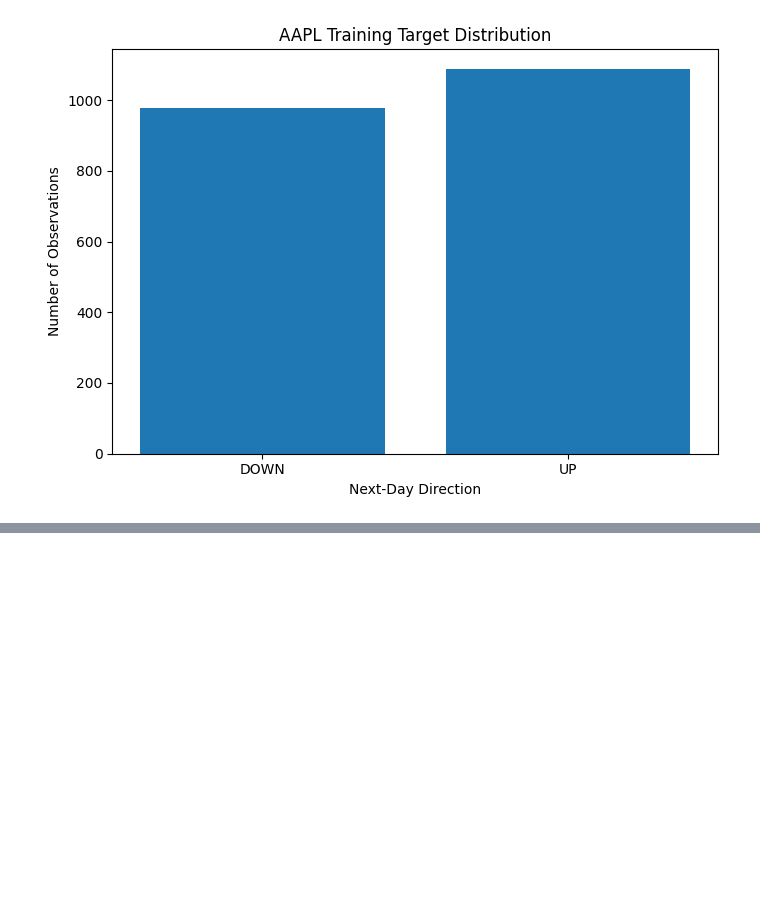
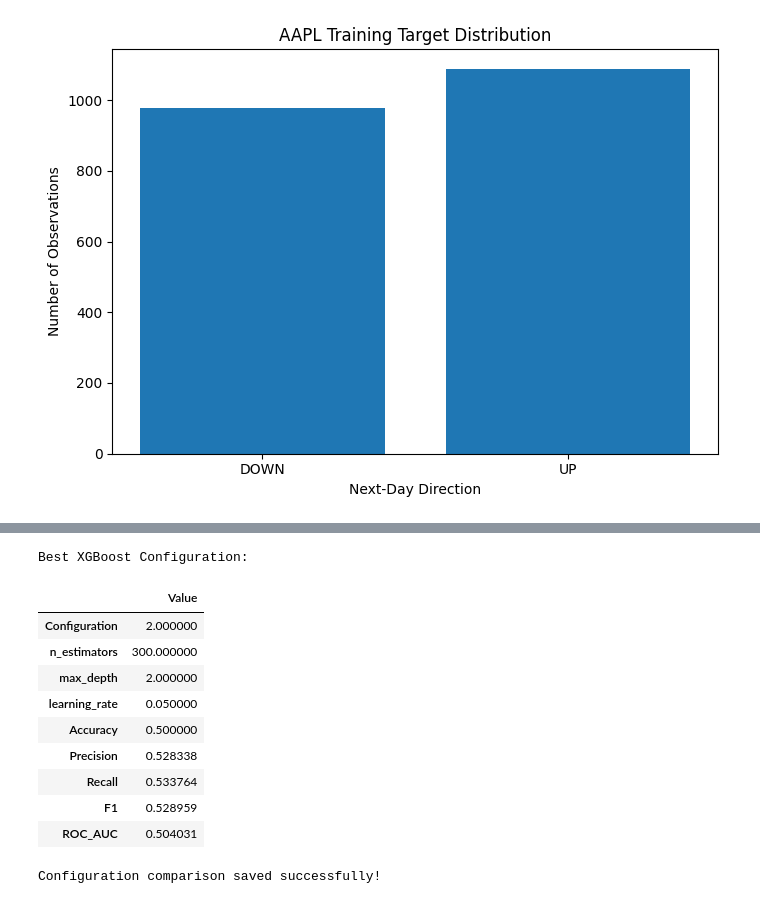
Before and after one commit to rcoello48/AI-Stock-Market-Prediction, a Jupyter notebook: Data_Collection.ipynb, the cells around one changed output, grey strips where cells are left out. Saved outputs shown, nothing was run; the diff lists cells and outputs as text; code cells hidden in the pictures; blank space fills up the shorter version.

```diff
--- a/Data_Collection.ipynb
+++ b/Data_Collection.ipynb
@@ -1919,0 +3950,38 @@ UP:   52.69%
+# %%
+# ============================================================
+# SAVE XGBOOST CONFIGURATION COMPARISON
+# ============================================================
+
+xgb_tuning_results.to_csv(
+    os.path.join(
+        PROJECT_PATH,
+        "results",
+        "aapl_xgboost_configuration_comparison.csv"
+    ),
+    index=False
+)
+
+# Identify the best configuration by ROC-AUC
+best_xgb_configuration = (
+    xgb_tuning_results
+    .sort_values("ROC_AUC", ascending=False)
+    .iloc[0]
+)
+
+print("Best XGBoost Configuration:")
+display(best_xgb_configuration.to_frame(name="Value"))
+
+print("\nConfiguration comparison saved successfully!")
+# %% [output]
+Best XGBoost Configuration:
+|  | Value |
+| Configuration | 2.000000 |
+| n_estimators | 300.000000 |
+| max_depth | 2.000000 |
+| learning_rate | 0.050000 |
+| Accuracy | 0.500000 |
+| Precision | 0.528338 |
+| Recall | 0.533764 |
+| F1 | 0.528959 |
+| ROC_AUC | 0.504031 |
+Configuration comparison saved successfully!
```
Also changed, not shown: parts of 55 cells of this notebook.
